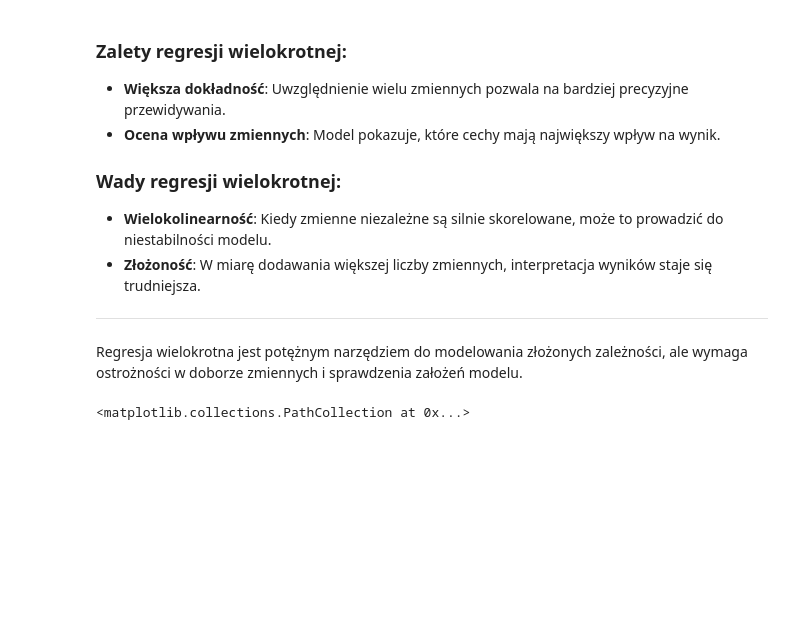
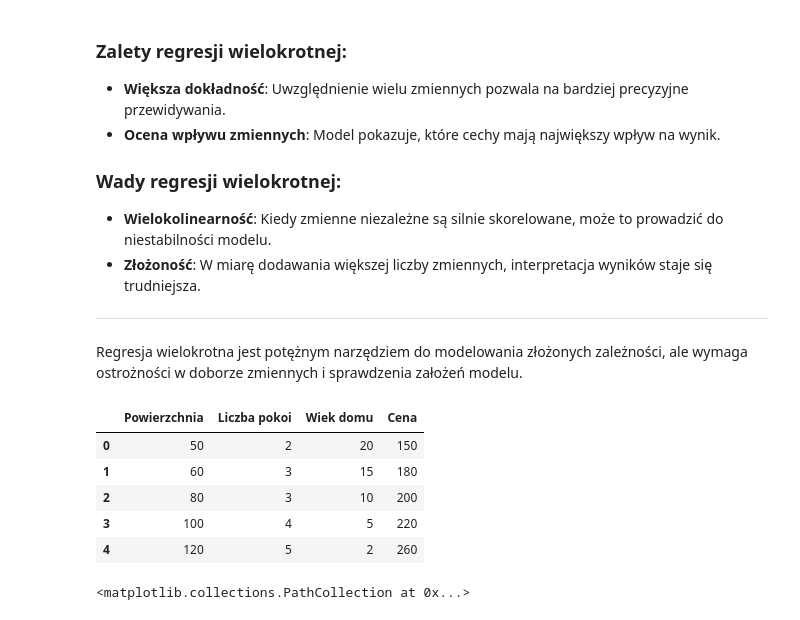
Before and after one commit to SmolakK/UczenieMaszynowe2025, a Jupyter notebook: _build/jupyter_execute/1. UM 2.ipynb, the cells around one changed output. Saved outputs shown, nothing was run; the diff lists cells and outputs as text; code cells hidden in the pictures; blank space fills up the shorter version.

```diff
--- a/_build/jupyter_execute/1. UM 2.ipynb
+++ b/_build/jupyter_execute/1. UM 2.ipynb
@@ -845,6 +862,15 @@ data = {
 
 # Tworzenie DataFrame
 df = pd.DataFrame(data)
+# %%
+df
+# %% [output]
+|  | Powierzchnia | Liczba pokoi | Wiek domu | Cena |
+| 0 | 50 | 2 | 20 | 150 |
+| 1 | 60 | 3 | 15 | 180 |
+| 2 | 80 | 3 | 10 | 200 |
+| 3 | 100 | 4 | 5 | 220 |
+| 4 | 120 | 5 | 2 | 260 |
 # %%
 # Zmienne niezależne (Powierzchnia, Liczba pokoi, Wiek domu)
 X = df[['Powierzchnia', 'Liczba pokoi', 'Wiek domu']]
```
Also changed, not shown: parts of 8 cells of this notebook, 25 other files.
